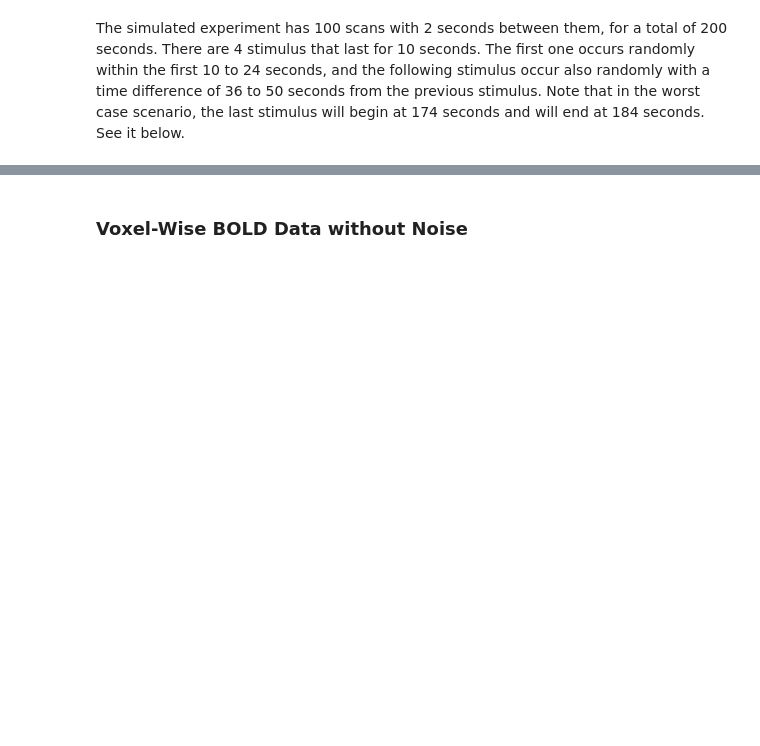
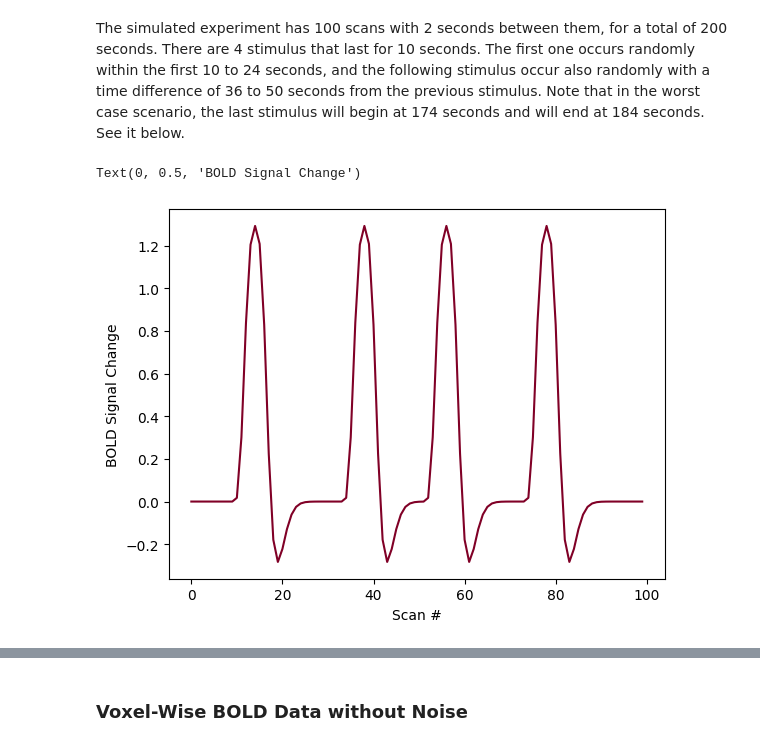
Before and after one commit to juanesfco/Thesis, a Jupyter notebook: resultsSims.ipynb, the cells around one changed output, grey strips where cells are left out. Drawn from its saved outputs; the diff is of its cells as text; code cells hidden in the pictures; blank space fills up the shorter version.

```diff
--- a/resultsSims.ipynb
+++ b/resultsSims.ipynb
@@ -33,6 +33,14 @@ From the $40,000$ pixels the image has, exactly $7975$ are black, hence we will
 ### Experiment Events and Design Matrix
 # %% [markdown]
 The simulated experiment has 100 scans with 2 seconds between them, for a total of 200 seconds. There are 4 stimulus that last for 10 seconds. The first one occurs randomly within the first 10 to 24 seconds, and the following stimulus occur also randomly with a time difference of 36 to 50 seconds from the previous stimulus. Note that in the worst case scenario, the last stimulus will begin at 174 seconds and will end at 184 seconds. See it below.
+# %%
+import matplotlib.pyplot as plt
+X['st'].plot(color='#800026')
+plt.xlabel('Scan #')
+plt.ylabel('BOLD Signal Change')
+# %% [output]
+Text(0, 0.5, 'BOLD Signal Change')
+[figure, added]
 # %%
 from nilearn.plotting import plot_design_matrix
 import pandas as pd
```
Also changed, not shown: parts of 25 cells of this notebook, 23 other files.
